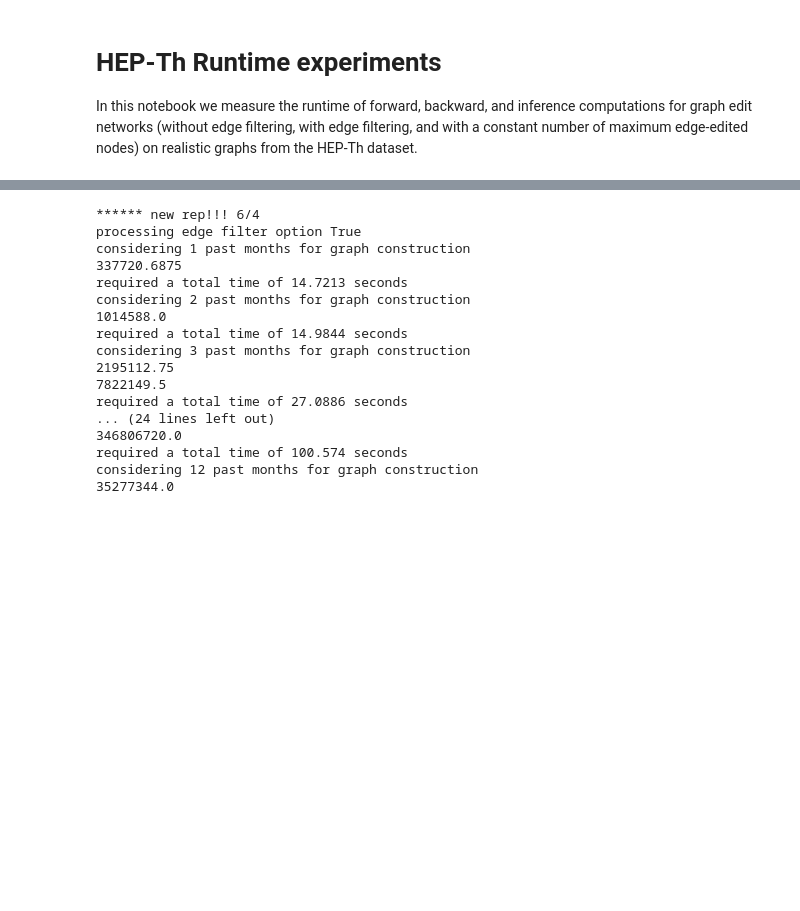
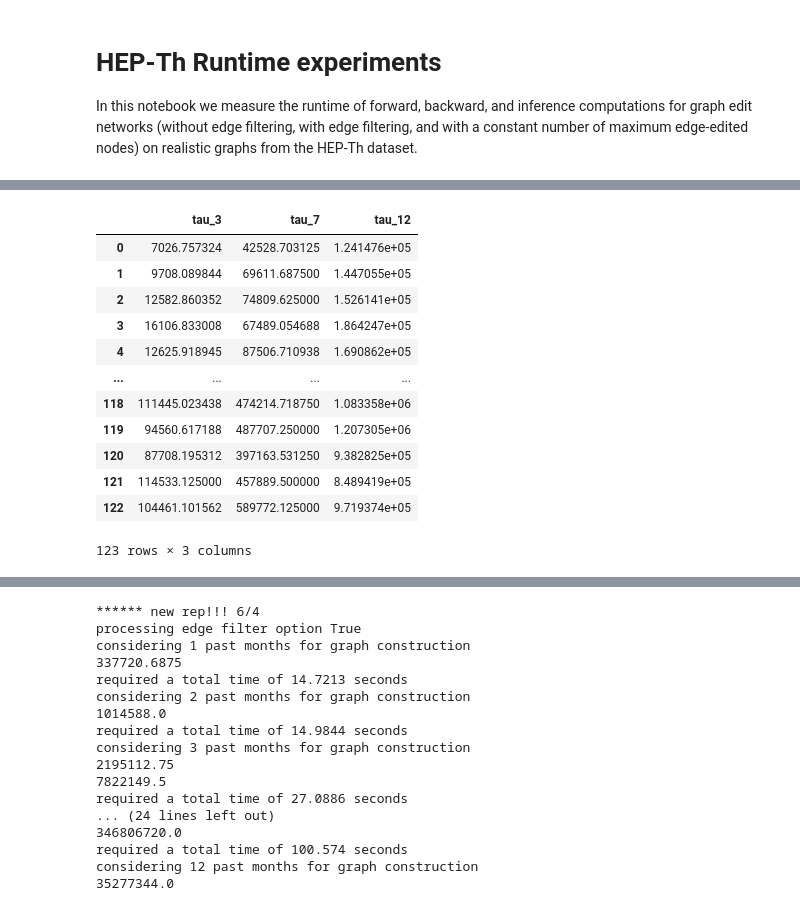
Before and after one commit to MarusaOrazem/reproducibility-challenge, a Jupyter notebook: hep_th_runtimes.ipynb, the cells around one changed output, grey strips where cells are left out. Cells and saved outputs as stored; diff of their text form; code cells hidden in the pictures; blank space fills up the shorter version.

```diff
--- a/hep_th_runtimes.ipynb
+++ b/hep_th_runtimes.ipynb
@@ -93,0 +132,18 @@ plt.show()
+# %%
+df = pd.DataFrame.from_dict(taus, orient='index').T
+df = df.iloc[:123, :]
+df
+# %% [output]
+|  | tau_3 | tau_7 | tau_12 |
+| 0 | 7026.757324 | 42528.703125 | 1.241476e+05 |
+| 1 | 9708.089844 | 69611.687500 | 1.447055e+05 |
+| 2 | 12582.860352 | 74809.625000 | 1.526141e+05 |
+| 3 | 16106.833008 | 67489.054688 | 1.864247e+05 |
+| 4 | 12625.918945 | 87506.710938 | 1.690862e+05 |
+| ... | ... | ... | ... |
+| 118 | 111445.023438 | 474214.718750 | 1.083358e+06 |
+| 119 | 94560.617188 | 487707.250000 | 1.207305e+06 |
+| 120 | 87708.195312 | 397163.531250 | 9.382825e+05 |
+| 121 | 114533.125000 | 457889.500000 | 8.489419e+05 |
+| 122 | 104461.101562 | 589772.125000 | 9.719374e+05 |
+123 rows × 3 columns
```
Also changed, not shown: parts of 5 cells of this notebook.
